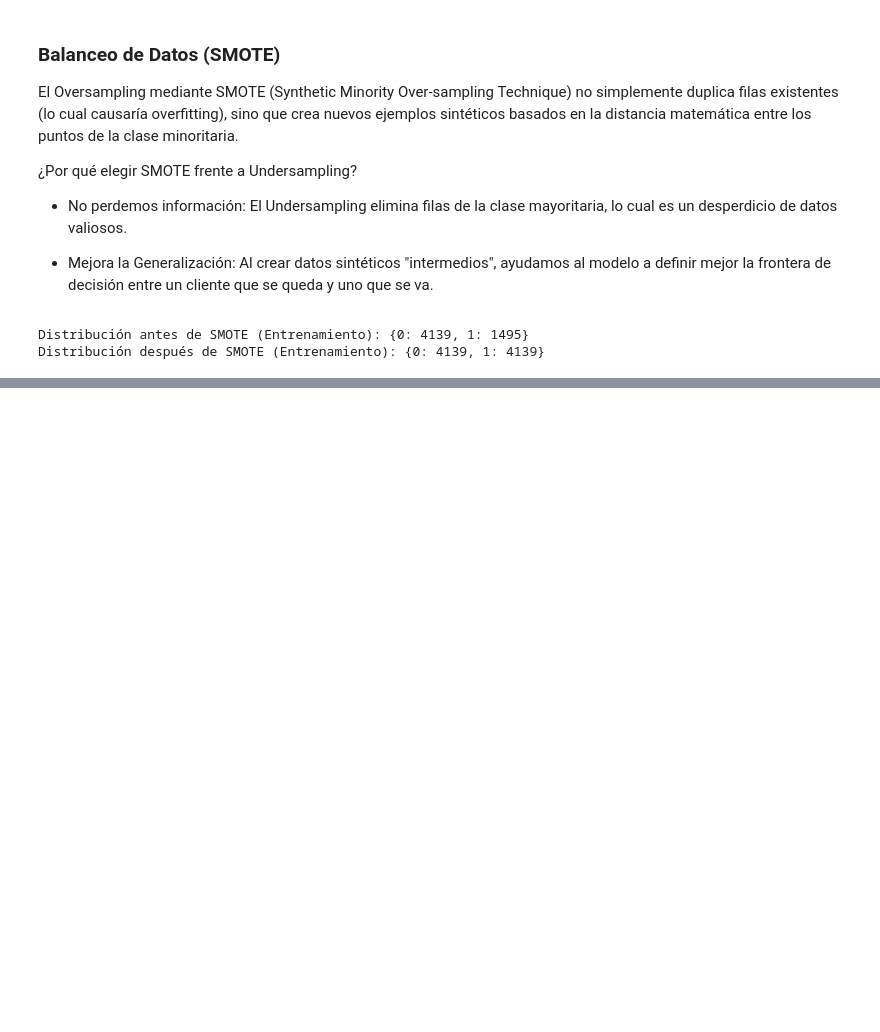
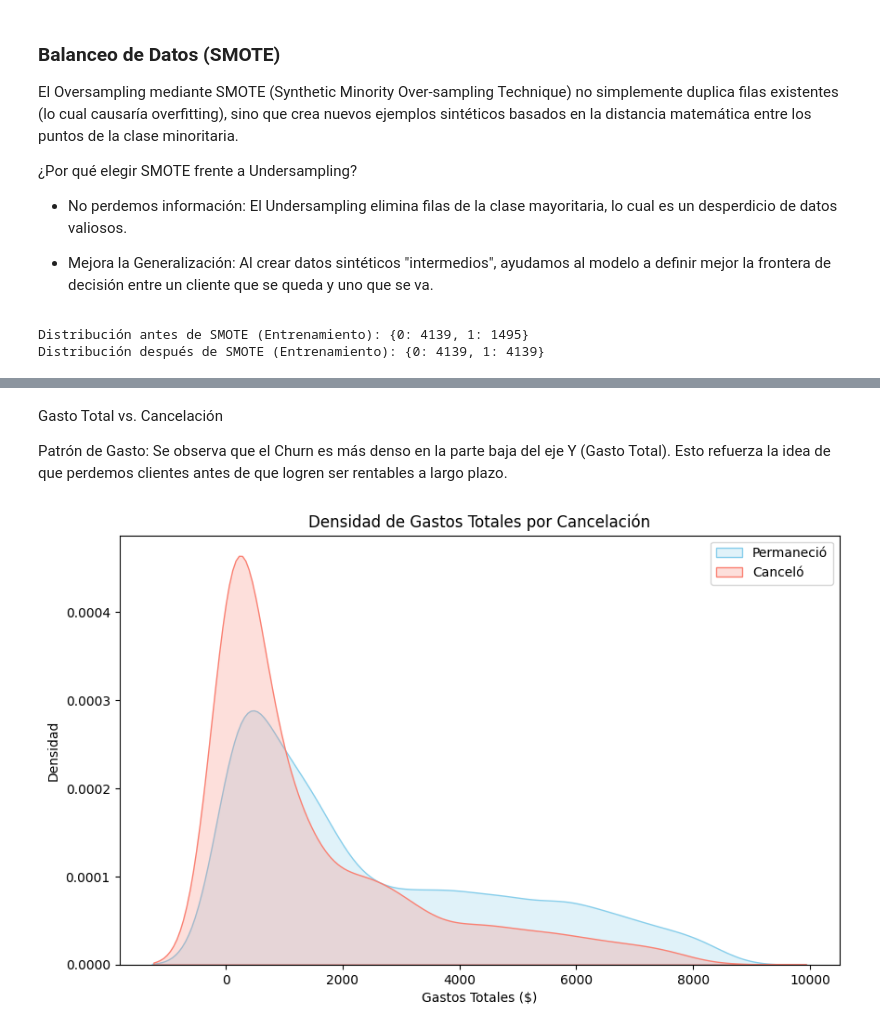
Before and after one commit to DaniGa-Mo/Challenge_TelecomX_2, a Jupyter notebook: Challenge_2_final.ipynb, the cells around one changed output, grey strips where cells are left out. Drawn from its saved outputs; the diff is of its cells as text; code cells hidden in the pictures; blank space fills up the shorter version.

```diff
--- a/Challenge_2_final.ipynb
+++ b/Challenge_2_final.ipynb
@@ -259,0 +324,15 @@ Name: Churn, dtype: float64
+# %% [markdown]
+Gasto Total vs. Cancelación
+
+Patrón de Gasto: Se observa que el Churn es más denso en la parte baja del eje Y (Gasto Total). Esto refuerza la idea de que perdemos clientes antes de que logren ser rentables a largo plazo.
+# %%
+plt.figure(figsize=(10, 6))
+sns.kdeplot(df[df['Churn'] == 0]['account.Charges.Total'], label='Permaneció', fill=True, color="skyblue")
+sns.kdeplot(df[df['Churn'] == 1]['account.Charges.Total'], label='Canceló', fill=True, color="salmon")
+plt.title('Densidad de Gastos Totales por Cancelación')
+plt.xlabel('Gastos Totales ($)')
+plt.ylabel('Densidad')
+plt.legend()
+plt.show()
+# %% [output]
+[figure, added]
```
Also changed, not shown: parts of 37 cells of this notebook.
